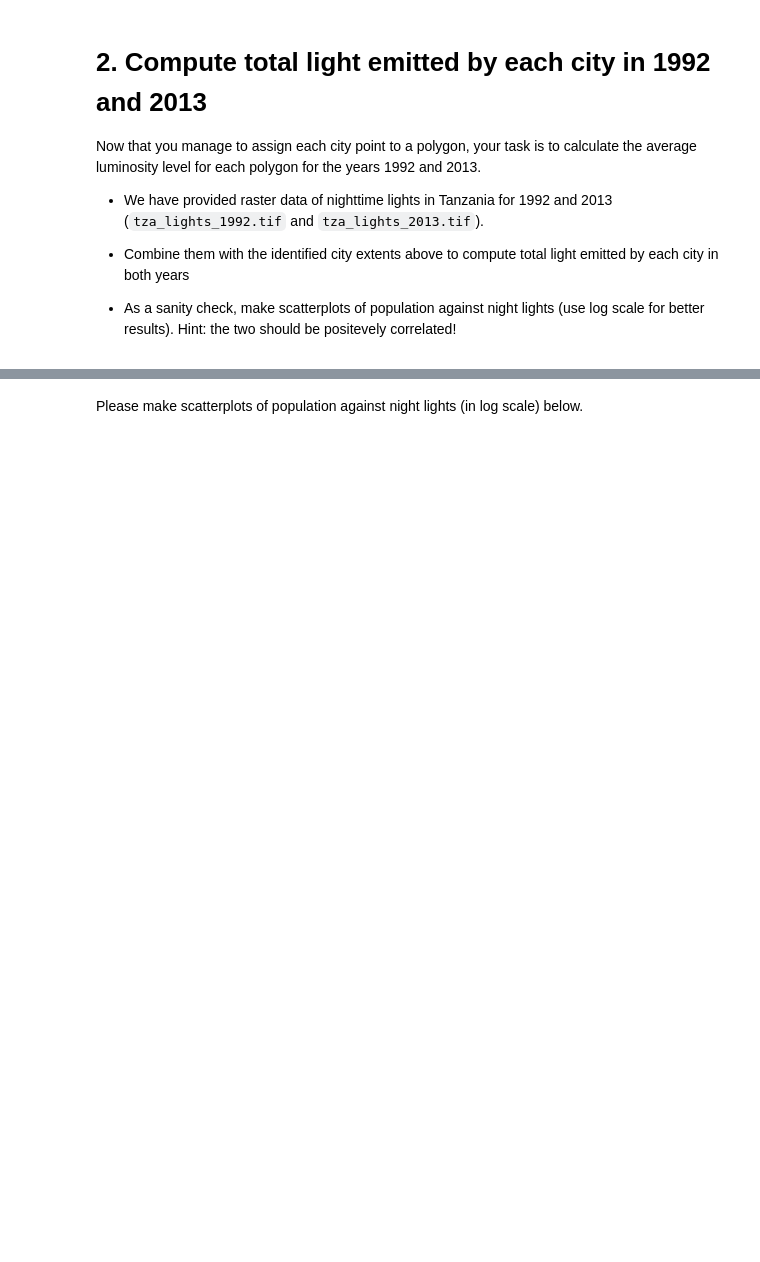
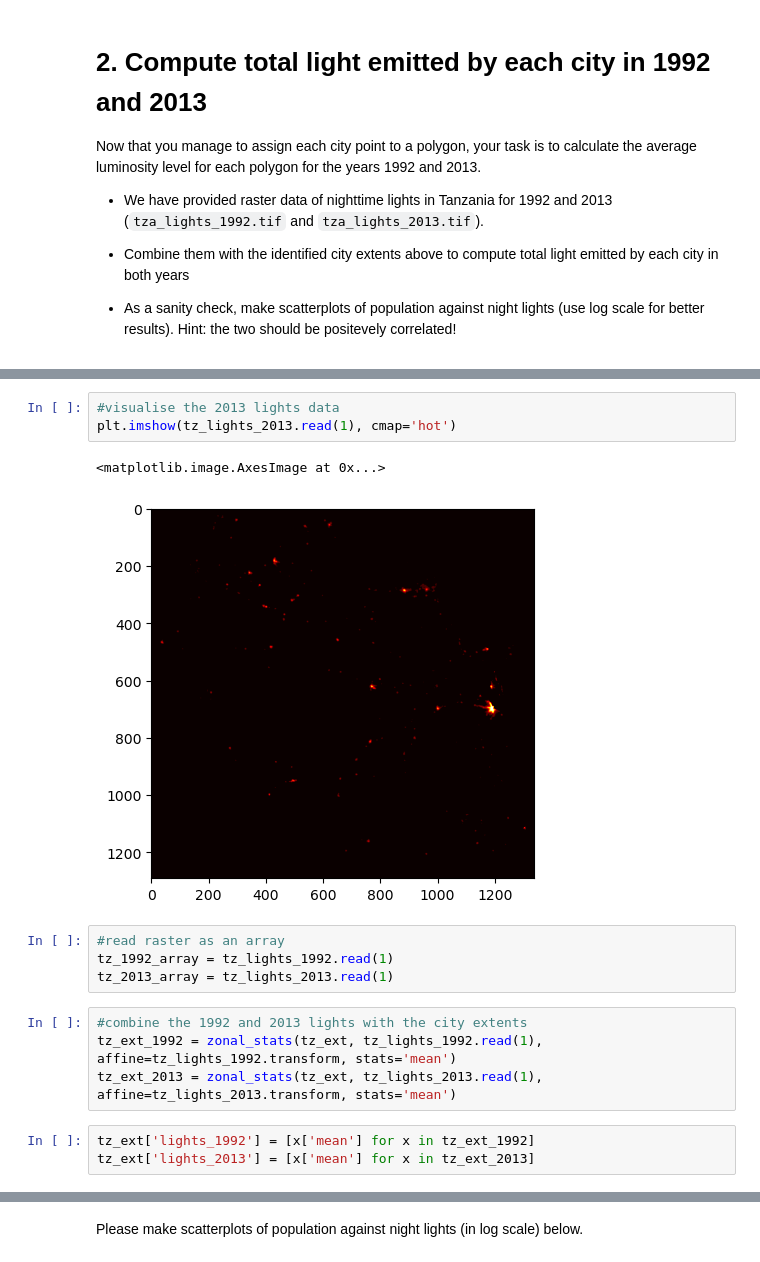
Before and after one commit to RobertMuturi/PYTHON, a Jupyter notebook: WHEELER INSTITUTE/GIS_Research_2023/assignment/code/storeygard_replication_assignment.ipynb, the cells around one changed output, grey strips where cells are left out. Drawn from its saved outputs; the diff is of its cells as text; blank space fills up the shorter version.

```diff
--- a/WHEELER INSTITUTE/GIS_Research_2023/assignment/code/storeygard_replication_assignment.ipynb
+++ b/WHEELER INSTITUTE/GIS_Research_2023/assignment/code/storeygard_replication_assignment.ipynb
@@ -161,0 +221,17 @@ Now that you manage to assign each city point to a polygon, your task is to calc
+# %%
+#visualise the 2013 lights data
+plt.imshow(tz_lights_2013.read(1), cmap='hot')
+# %% [output]
+<matplotlib.image.AxesImage at 0x...>
+[figure, added]
+# %%
+#read raster as an array
+tz_1992_array = tz_lights_1992.read(1)
+tz_2013_array = tz_lights_2013.read(1)
+# %%
+#combine the 1992 and 2013 lights with the city extents
+tz_ext_1992 = zonal_stats(tz_ext, tz_lights_1992.read(1), affine=tz_lights_1992.transform, stats='mean')
+tz_ext_2013 = zonal_stats(tz_ext, tz_lights_2013.read(1), affine=tz_lights_2013.transform, stats='mean')
+# %%
+tz_ext['lights_1992'] = [x['mean'] for x in tz_ext_1992]
+tz_ext['lights_2013'] = [x['mean'] for x in tz_ext_2013]
```
Also changed, not shown: parts of 50 cells of this notebook.
